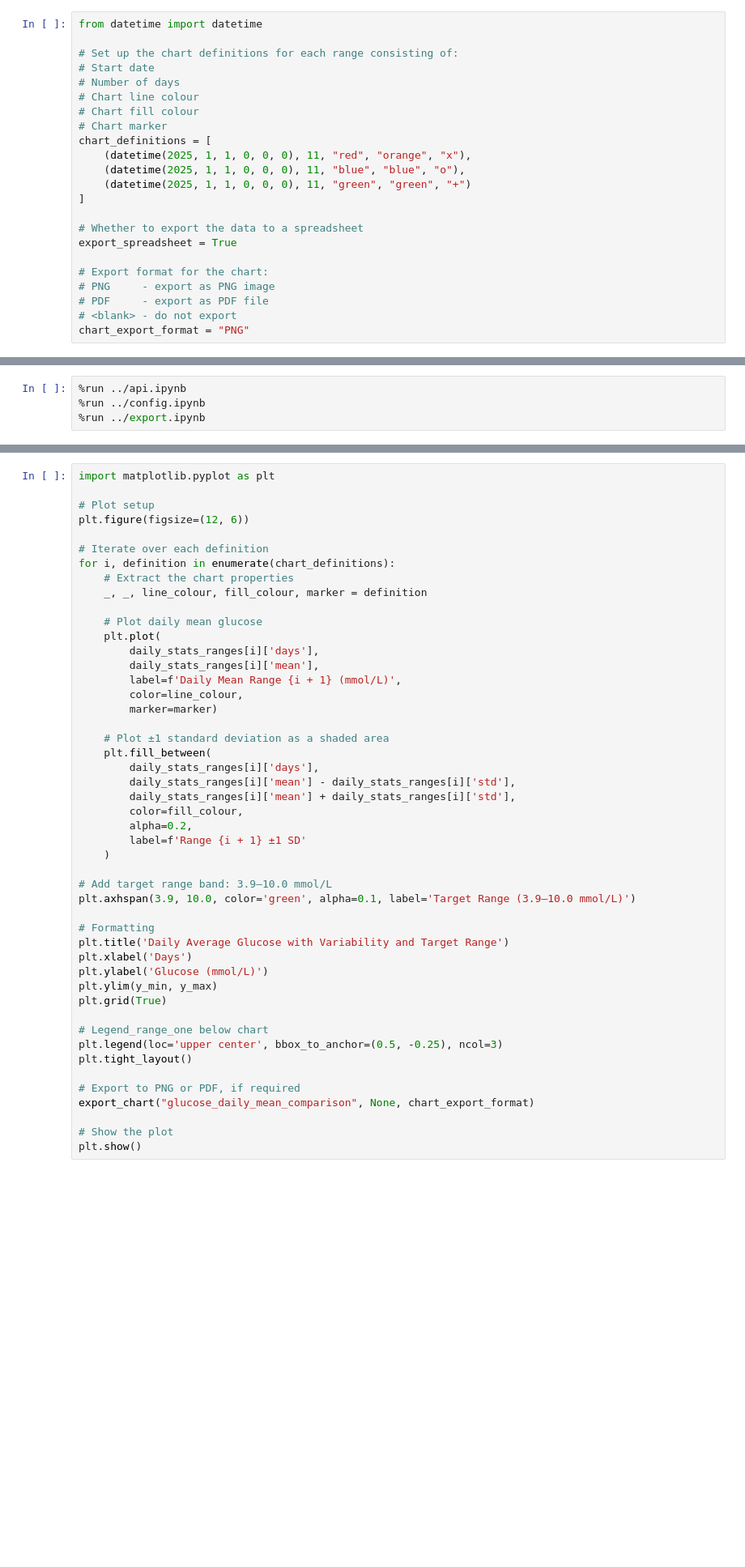
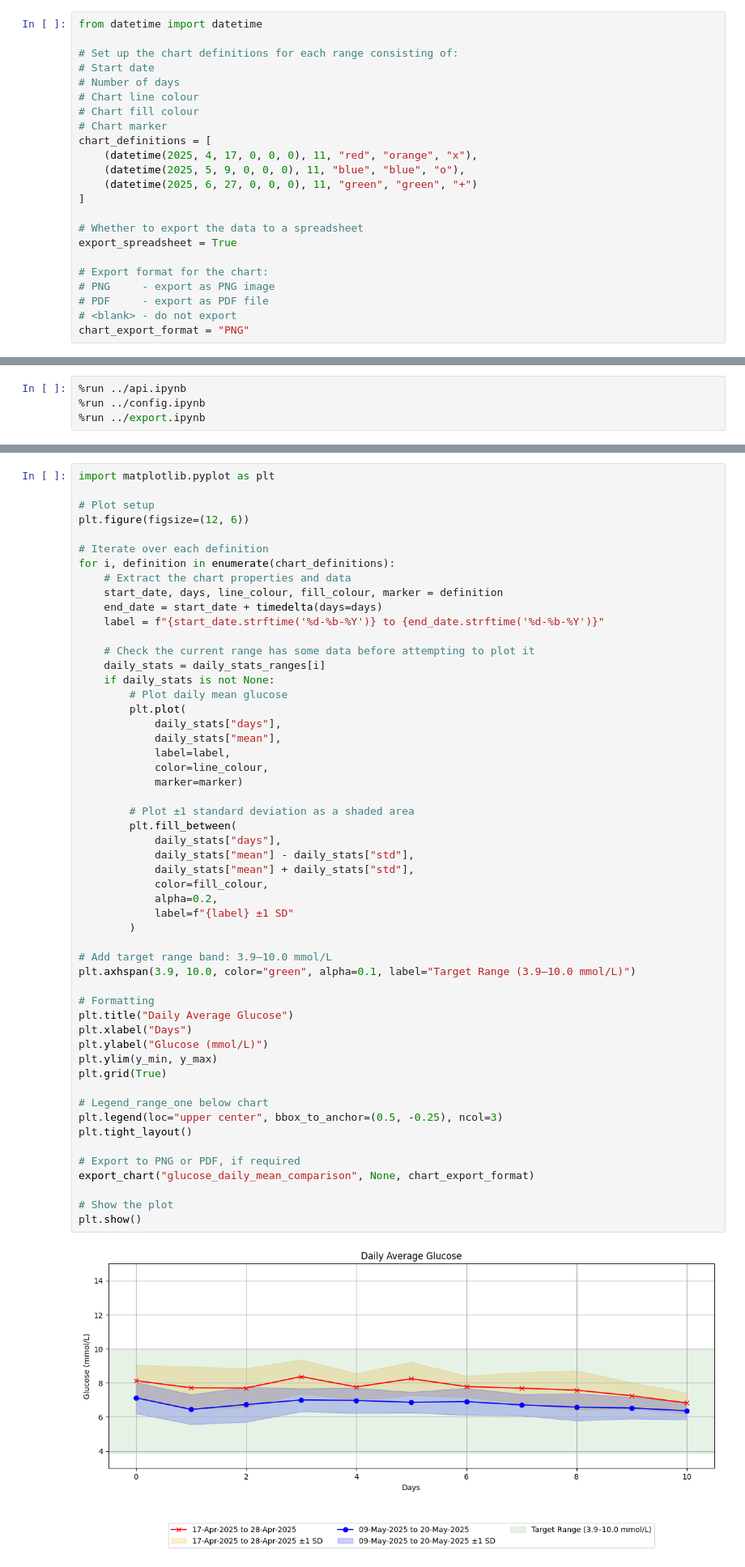
Before and after one commit to davewalker5/HealthTracker, a Jupyter notebook: reports/glucose/glucose_daily_mean_comparison.ipynb, the cells around one changed output, grey strips where cells are left out. Shown at 81% size. Saved outputs shown, nothing was run; the diff lists cells and outputs as text; blank space fills up the shorter version.

```diff
--- a/reports/glucose/glucose_daily_mean_comparison.ipynb
+++ b/reports/glucose/glucose_daily_mean_comparison.ipynb
@@ -25,9 +25,9 @@ from datetime import datetime
 # Chart fill colour
 # Chart marker
 chart_definitions = [
-    (datetime(2025, 1, 1, 0, 0, 0), 11, "red", "orange", "x"),
-    (datetime(2025, 1, 1, 0, 0, 0), 11, "blue", "blue", "o"),
-    (datetime(2025, 1, 1, 0, 0, 0), 11, "green", "green", "+")
+    (datetime(2025, 4, 17, 0, 0, 0), 11, "red", "orange", "x"),
+    (datetime(2025, 5, 9, 0, 0, 0), 11, "blue", "blue", "o"),
+    (datetime(2025, 6, 27, 0, 0, 0), 11, "green", "green", "+")
 ]
 
 # Whether to export the data to a spreadsheet
@@ -95,48 +97,55 @@ if export_spreadsheet:
 # %%
 import matplotlib.pyplot as plt
 
 # Plot setup
 plt.figure(figsize=(12, 6))
 
 # Iterate over each definition
 for i, definition in enumerate(chart_definitions):
-    # Extract the chart properties
-    _, _, line_colour, fill_colour, marker = definition
+    # Extract the chart properties and data
+    start_date, days, line_colour, fill_colour, marker = definition
+    end_date = start_date + timedelta(days=days)
+    label = f"{start_date.strftime('%d-%b-%Y')} to {end_date.strftime('%d-%b-%Y')}"
 
-    # Plot daily mean glucose
-    plt.plot(
-        daily_stats_ranges[i]['days'],
-        daily_stats_ranges[i]['mean'],
-        label=f'Daily Mean Range {i + 1} (mmol/L)',
-        color=line_colour,
-        marker=marker)
+    # Check the current range has some data before attempting to plot it
+    daily_stats = daily_stats_ranges[i]
+    if daily_stats is not None:
+        # Plot daily mean glucose
+        plt.plot(
+            daily_stats["days"],
+            daily_stats["mean"],
+            label=label,
+            color=line_colour,
+            marker=marker)
 
-    # Plot ±1 standard deviation as a shaded area
-    plt.fill_between(
-        daily_stats_ranges[i]['days'],
-        daily_stats_ranges[i]['mean'] - daily_stats_ranges[i]['std'],
-        daily_stats_ranges[i]['mean'] + daily_stats_ranges[i]['std'],
-        color=fill_colour,
-        alpha=0.2,
-        label=f'Range {i + 1} ±1 SD'
-    )
+        # Plot ±1 standard deviation as a shaded area
+        plt.fill_between(
+            daily_stats["days"],
+            daily_stats["mean"] - daily_stats["std"],
+            daily_stats["mean"] + daily_stats["std"],
+            color=fill_colour,
+            alpha=0.2,
+            label=f"{label} ±1 SD"
+        )
 
 # Add target range band: 3.9–10.0 mmol/L
-plt.axhspan(3.9, 10.0, color='green', alpha=0.1, label='Target Range (3.9–10.0 mmol/L)')
+plt.axhspan(3.9, 10.0, color="green", alpha=0.1, label="Target Range (3.9–10.0 mmol/L)")
 
 # Formatting
-plt.title('Daily Average Glucose with Variability and Target Range')
-plt.xlabel('Days')
-plt.ylabel('Glucose (mmol/L)')
+plt.title("Daily Average Glucose")
+plt.xlabel("Days")
+plt.ylabel("Glucose (mmol/L)")
 plt.ylim(y_min, y_max)
 plt.grid(True)
 
 # Legend_range_one below chart
-plt.legend(loc='upper center', bbox_to_anchor=(0.5, -0.25), ncol=3)
+plt.legend(loc="upper center", bbox_to_anchor=(0.5, -0.25), ncol=3)
 plt.tight_layout()
 
 # Export to PNG or PDF, if required
 export_chart("glucose_daily_mean_comparison", None, chart_export_format)
 
 # Show the plot
 plt.show()
+# %% [output]
+[figure, added]
```
Also changed, not shown: parts of 1 cell of this notebook, 12 other files.
